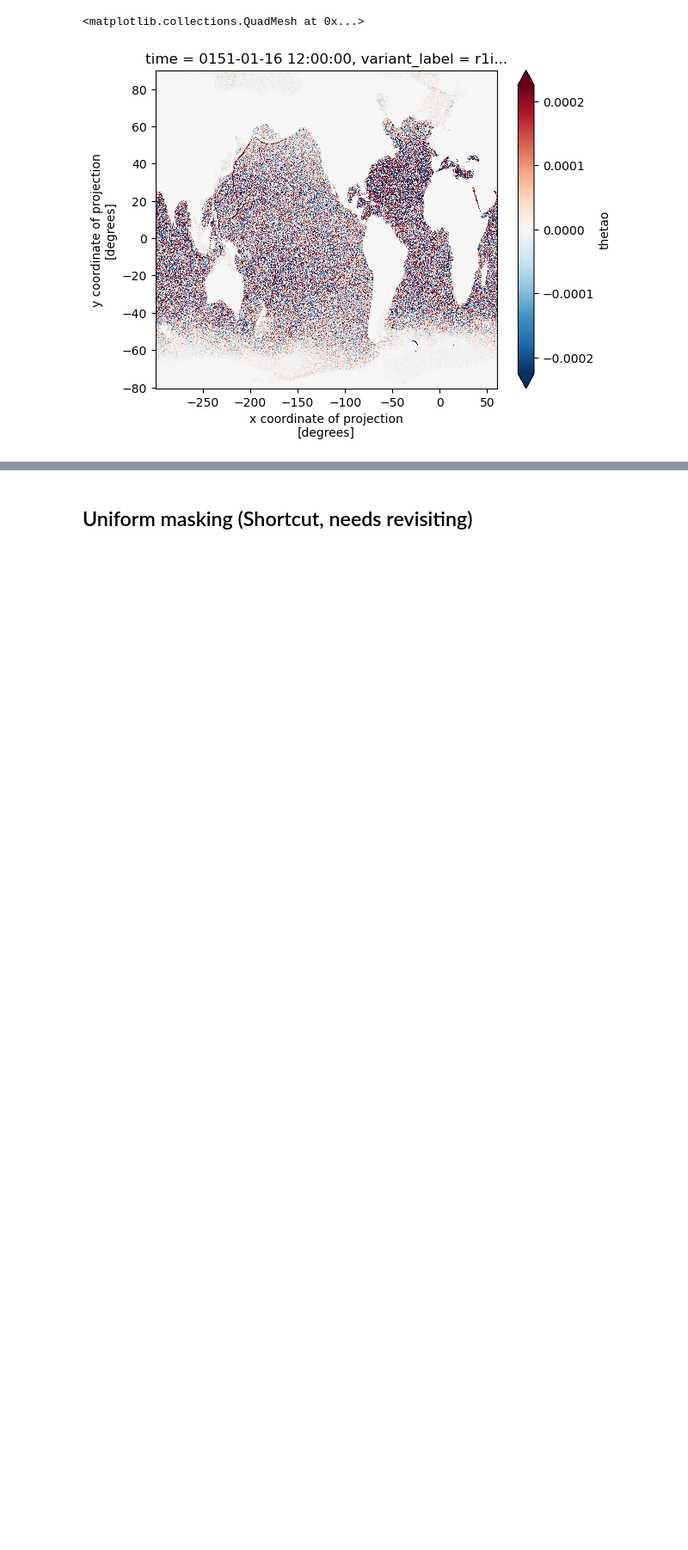
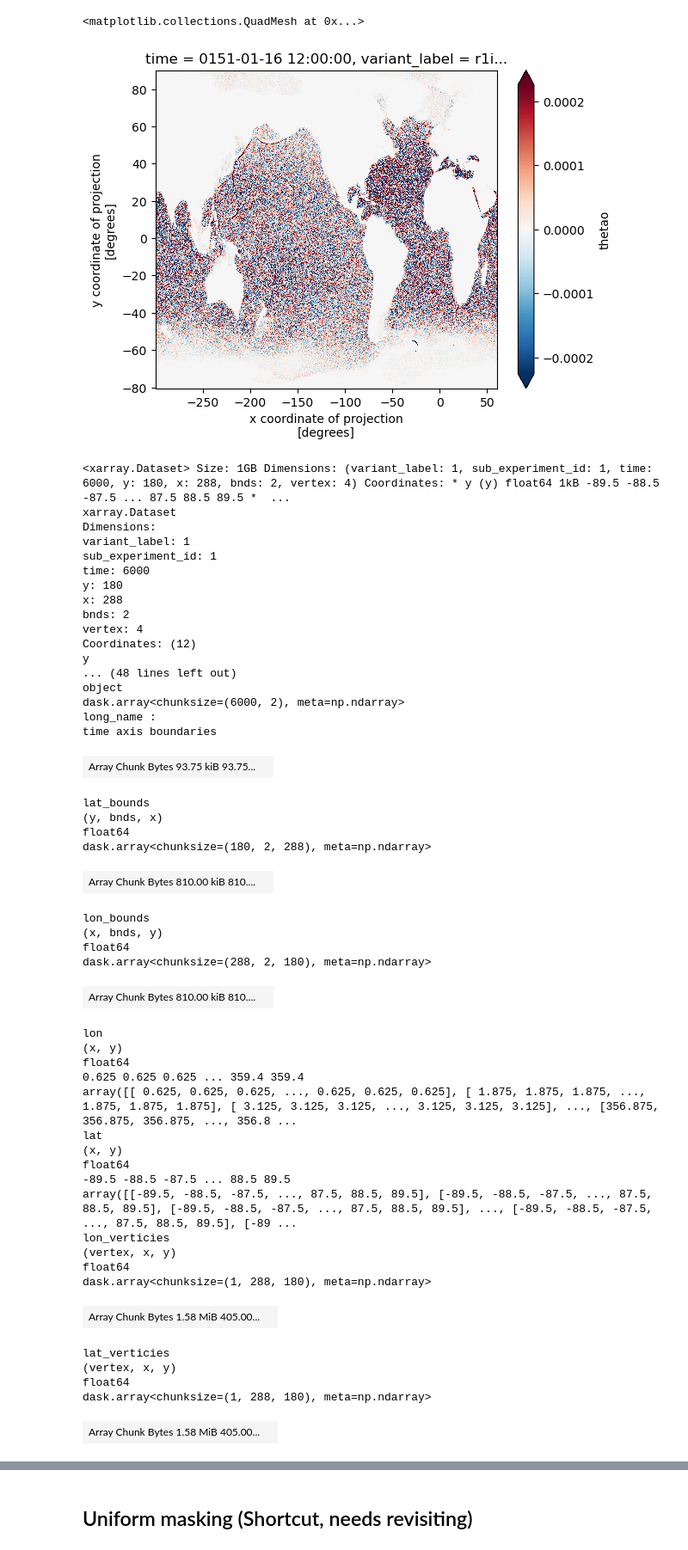
Before and after one commit to m2lines/ocean_emulators, a Jupyter notebook: notebooks/preprocessing.ipynb, the cells around one changed output, grey strips where cells are left out. Shown at 86% size. Saved outputs shown, nothing was run; the diff lists cells and outputs as text; code cells hidden in the pictures; blank space fills up the shorter version.

```diff
--- a/notebooks/preprocessing.ipynb
+++ b/notebooks/preprocessing.ipynb
@@ -307,3 +307,54 @@ int_test_regridded.thetao.isel(time=0).plot(x='x')
 # %% [output]
 <matplotlib.collections.QuadMesh at 0x...>
 [figure]
+# %%
+ddict_atmos['CMIP.NOAA-GFDL.GFDL-CM4.piControl.r1i1p1f1.Amon.hfls.gr1.none.r1i1p1f1.v20180701.gs://cmip6/CMIP6/CMIP/NOAA-GFDL/GFDL-CM4/piControl/r1i1p1f1/Amon/hfls/gr1/v20180701/']
+# %% [output]
+<xarray.Dataset> Size: 1GB Dimensions: (variant_label: 1, sub_experiment_id: 1, time: 6000, y: 180, x: 288, bnds: 2, vertex: 4) Coordinates: * y (y) float64 1kB -89.5 -88.5 -87.5 ... 87.5 88.5 89.5 *  ...
+xarray.Dataset
+Dimensions:
+variant_label: 1
+sub_experiment_id: 1
+time: 6000
+y: 180
+x: 288
+bnds: 2
+vertex: 4
+Coordinates: (12)
+y
+... (48 lines left out)
+object
+dask.array<chunksize=(6000, 2), meta=np.ndarray>
+long_name :
+time axis boundaries
+| Array Chunk Bytes 93.75 kiB 93.75... |  |
+lat_bounds
+(y, bnds, x)
+float64
+dask.array<chunksize=(180, 2, 288), meta=np.ndarray>
+| Array Chunk Bytes 810.00 kiB 810.... |  |
+lon_bounds
+(x, bnds, y)
+float64
+dask.array<chunksize=(288, 2, 180), meta=np.ndarray>
+| Array Chunk Bytes 810.00 kiB 810.... |  |
+lon
+(x, y)
+float64
+0.625 0.625 0.625 ... 359.4 359.4
+array([[ 0.625, 0.625, 0.625, ..., 0.625, 0.625, 0.625], [ 1.875, 1.875, 1.875, ..., 1.875, 1.875, 1.875], [ 3.125, 3.125, 3.125, ..., 3.125, 3.125, 3.125], ..., [356.875, 356.875, 356.875, ..., 356.8 ...
+lat
+(x, y)
+float64
+-89.5 -88.5 -87.5 ... 88.5 89.5
+array([[-89.5, -88.5, -87.5, ..., 87.5, 88.5, 89.5], [-89.5, -88.5, -87.5, ..., 87.5, 88.5, 89.5], [-89.5, -88.5, -87.5, ..., 87.5, 88.5, 89.5], ..., [-89.5, -88.5, -87.5, ..., 87.5, 88.5, 89.5], [-89 ...
+lon_verticies
+(vertex, x, y)
+float64
+dask.array<chunksize=(1, 288, 180), meta=np.ndarray>
+| Array Chunk Bytes 1.58 MiB 405.00... |  |
+lat_verticies
+(vertex, x, y)
+float64
+dask.array<chunksize=(1, 288, 180), meta=np.ndarray>
+| Array Chunk Bytes 1.58 MiB 405.00... |  |
```
Also changed, not shown: parts of 11 cells of this notebook, 2 other files.
